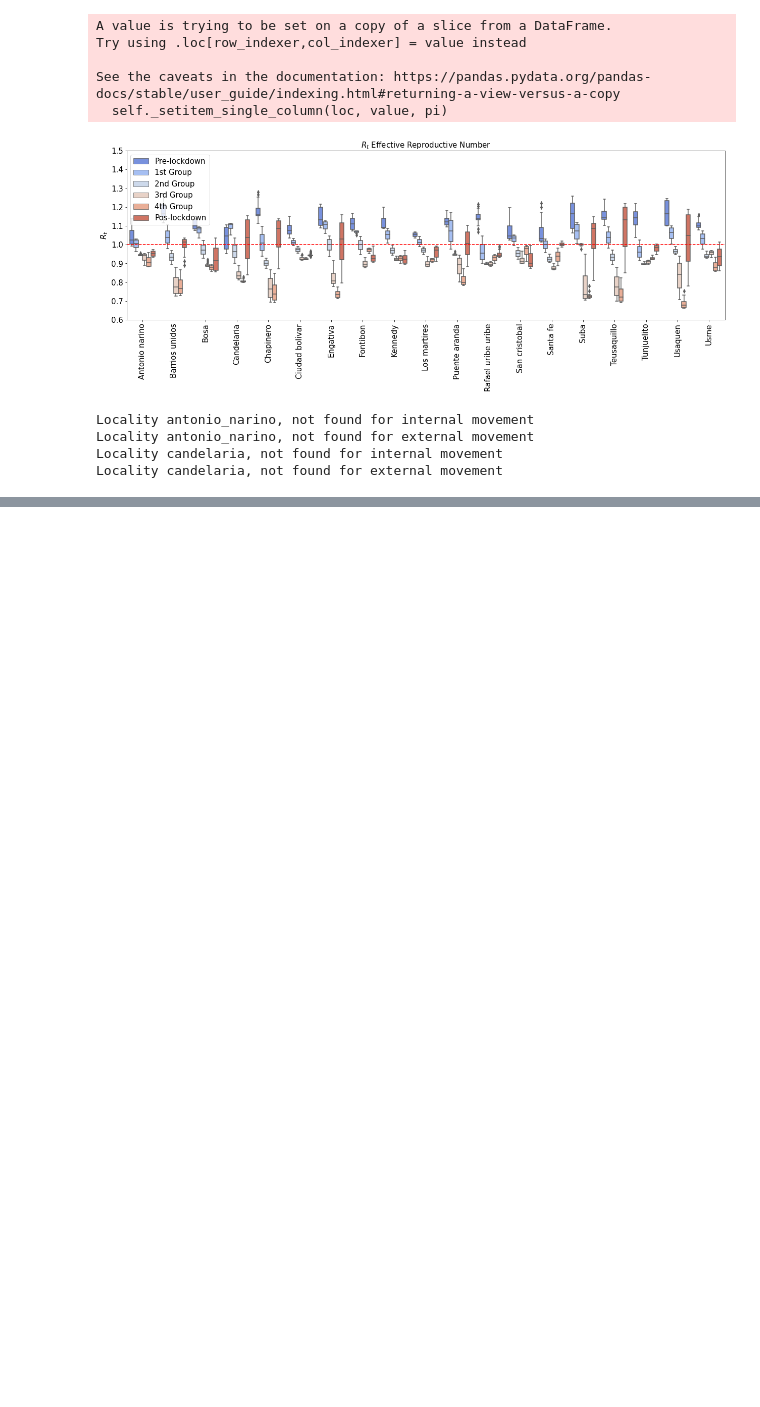
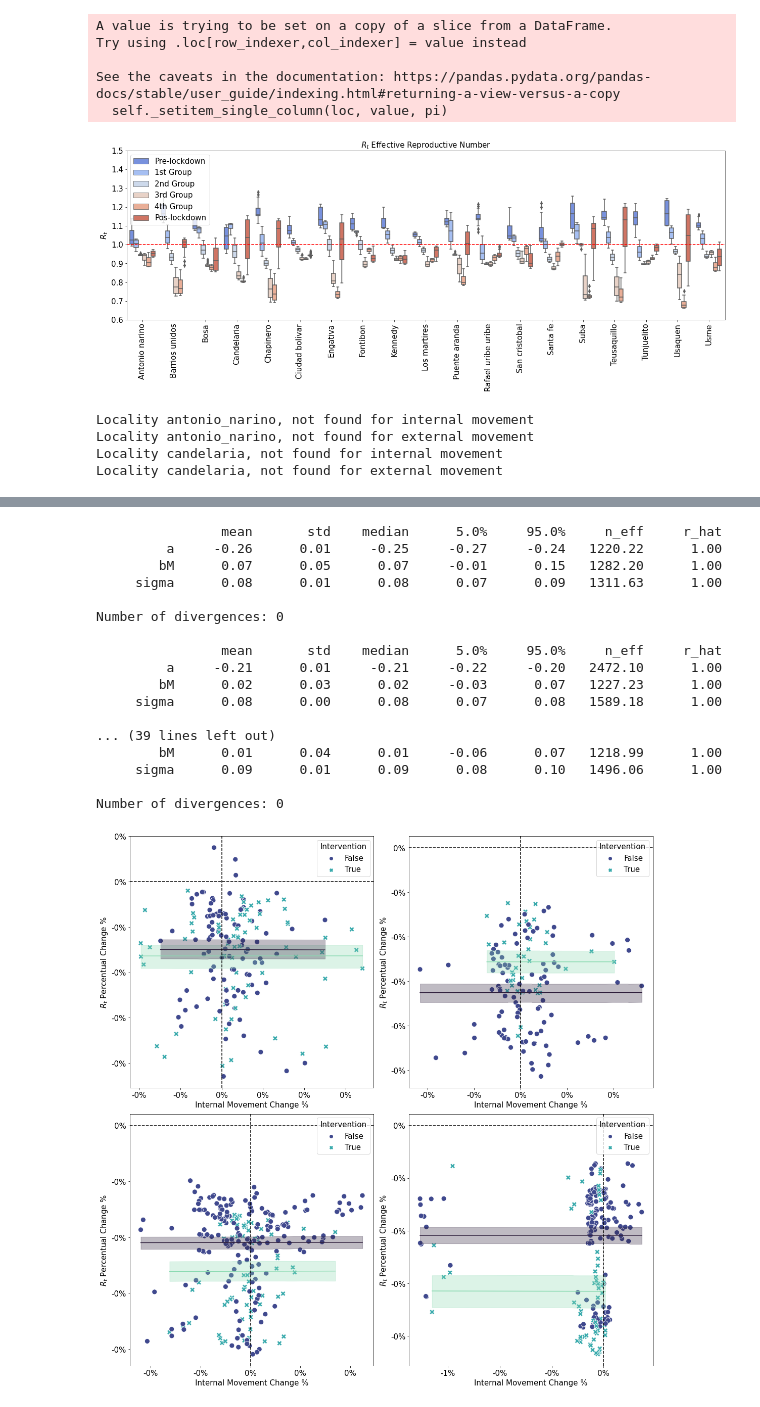
Before and after one commit to ChaosDonkey06/bogota_covid19_lockdowns, a Jupyter notebook: rt_percentual_change.ipynb, the cells around one changed output, grey strips where cells are left out. Saved outputs shown, nothing was run; the diff lists cells and outputs as text; code cells hidden in the pictures; blank space fills up the shorter version.

```diff
--- a/rt_percentual_change.ipynb
+++ b/rt_percentual_change.ipynb
@@ -435,2 +567,64 @@ all_data_merged
+# %%
+
+fig, ax = plt.subplots(2, 2, figsize=(15.5, 15.5), sharex=False)
+sns.scatterplot(ax=ax[0,0], data=A_merged_df, x="internal", y="rt_percentage", hue="locked_down", style="locked_down", s=100, palette='mako')
+ax[0,0].plot(df_resp_internal_A_lock["x"], df_resp_internal_A_lock["mean"], color=sns.color_palette("mako")[-1])
+ax[0,0].fill_between(df_resp_internal_A_lock["x"], df_resp_internal_A_lock["low_95"], df_resp_internal_A_lock["high_95"], color=sns.color_palette("mako")[-1], alpha=0.3, interpolate=True)
+
+
+ax[0,0].plot(df_resp_internal_A_nolock["x"], df_resp_internal_A_nolock["mean"], color=sns.color_palette("mako")[0])
+ax[0,0].fill_between(df_resp_internal_A_nolock["x"], df_resp_internal_A_nolock["low_95"], df_resp_internal_A_nolock["high_95"], color=sns.color_palette("mako")[0], alpha=0.3, interpolate=True)
+
+
+sns.scatterplot(ax=ax[0,1], data=B_merged_df, x="internal", y="rt_percentage", hue="locked_down", style="locked_down", s=100, palette='mako')
+ax[0,1].plot(df_resp_internal_B_lock["x"], df_resp_internal_B_lock["mean"], color=sns.color_palette("mako")[-1])
+ax[0,1].fill_between(df_resp_internal_B_lock["x"], df_resp_internal_B_lock["low_95"], df_resp_internal_B_lock["high_95"], color=sns.color_palette("mako")[-1], alpha=0.3, interpolate=True)
+ax[0,1].plot(df_resp_internal_B_nolock["x"], df_resp_internal_B_nolock["mean"], color=sns.color_palette("mako")[0])
+ax[0,1].fill_between(df_resp_internal_B_nolock["x"], df_resp_internal_B_nolock["low_95"], df_resp_internal_B_nolock["high_95"], color=sns.color_palette("mako")[0], alpha=0.3, interpolate=True)
+
+sns.scatterplot(ax=ax[1,0], data=C_merged_df, x="internal", y="rt_percentage", hue="locked_down", style="locked_down", s=100, palette='mako')
+ax[1,0].plot(df_resp_internal_C_lock["x"], df_resp_internal_C_lock["mean"], color=sns.color_palette("mako")[-1])
+ax[1,0].fill_between(df_resp_internal_C_lock["x"], df_resp_internal_C_lock["low_95"], df_resp_internal_C_lock["high_95"], color=sns.color_palette("mako")[-1], alpha=0.3, interpolate=True)
+ax[1,0].plot(df_resp_internal_C_nolock["x"], df_resp_internal_C_nolock["mean"], color=sns.color_palette("mako")[0])
+ax[1,0].fill_between(df_resp_internal_C_nolock["x"], df_resp_internal_C_nolock["low_95"], df_resp_internal_C_nolock["high_95"], color=sns.color_palette("mako")[0], alpha=0.3, interpolate=True)
+
+
+sns.scatterplot(ax=ax[1,1], data=D_merged_df, x="internal", y="rt_percentage", hue="locked_down", style="locked_down", s=100, palette='mako')
+ax[1,1].plot(df_resp_internal_D_lock["x"], df_resp_internal_D_lock["mean"], color=sns.color_palette("mako")[-1])
+ax[1,1].fill_between(df_resp_internal_D_lock["x"], df_resp_internal_D_lock["low_95"], df_resp_internal_D_lock["high_95"], color=sns.color_palette("mako")[-1], alpha=0.3, interpolate=True)
+ax[1,1].plot(df_resp_internal_D_nolock["x"], df_resp_internal_D_nolock["mean"], color=sns.color_palette("mako")[0])
+ax[1,1].fill_between(df_resp_internal_D_nolock["x"], df_resp_internal_D_nolock["low_95"], df_resp_internal_D_nolock["high_95"], color=sns.color_palette("mako")[0], alpha=0.3, interpolate=True)
+
+for idx, axi in enumerate(ax.flatten()):
+    lock = lockdowns[idx]
+    axi.axhline(y=0, color='black', linestyle='--')
+    axi.axvline(x=0, color='black', linestyle='--')
+    axi.legend(loc='upper right', fontsize=15, title='Intervention', title_fontsize=15)
+    axi.set_xlabel('Internal Movement Change %', fontsize=15)
+    axi.set_ylabel(r'$R_t$ Percentual Change %', fontsize=15)
+    axi.yaxis.set_major_formatter(ticker.StrMethodFormatter("{x:.0f}%"))
+    axi.xaxis.set_major_formatter(ticker.StrMethodFormatter("{x:.0f}%"))
+    axi.tick_params(axis='both', labelsize=15)
+
+plt.tight_layout()
+# %% [output]
+                mean       std    median      5.0%     95.0%     n_eff     r_hat
+         a     -0.26      0.01     -0.25     -0.27     -0.24   1220.22      1.00
+        bM      0.07      0.05      0.07     -0.01      0.15   1282.20      1.00
+     sigma      0.08      0.01      0.08      0.07      0.09   1311.63      1.00
+
+Number of divergences: 0
+
+                mean       std    median      5.0%     95.0%     n_eff     r_hat
+         a     -0.21      0.01     -0.21     -0.22     -0.20   2472.10      1.00
+        bM      0.02      0.03      0.02     -0.03      0.07   1227.23      1.00
+     sigma      0.08      0.00      0.08      0.07      0.08   1589.18      1.00
+
+... (39 lines left out)
+        bM      0.01      0.04      0.01     -0.06      0.07   1218.99      1.00
+     sigma      0.09      0.01      0.09      0.08      0.10   1496.06      1.00
+
+Number of divergences: 0
+[figure, added]
 # %%
 
```
Also changed, not shown: parts of 9 cells of this notebook.
